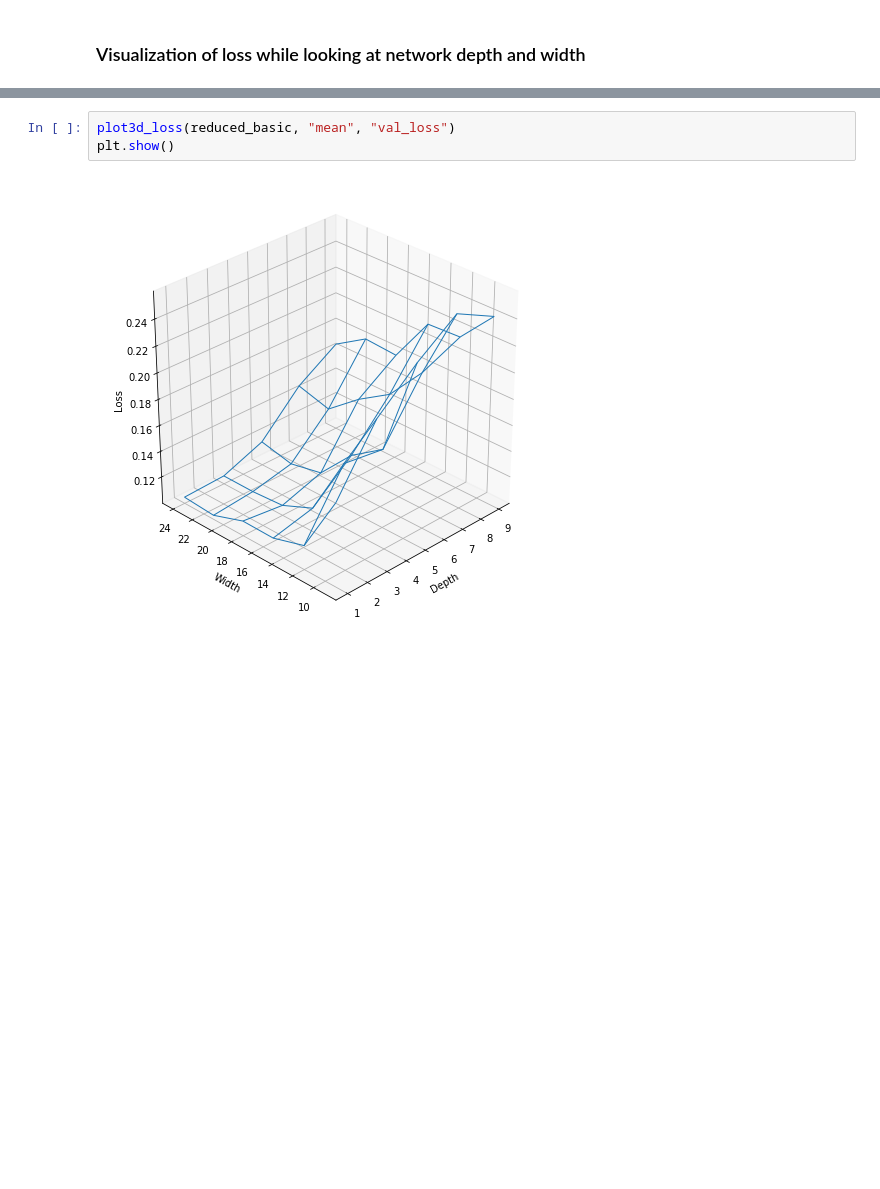
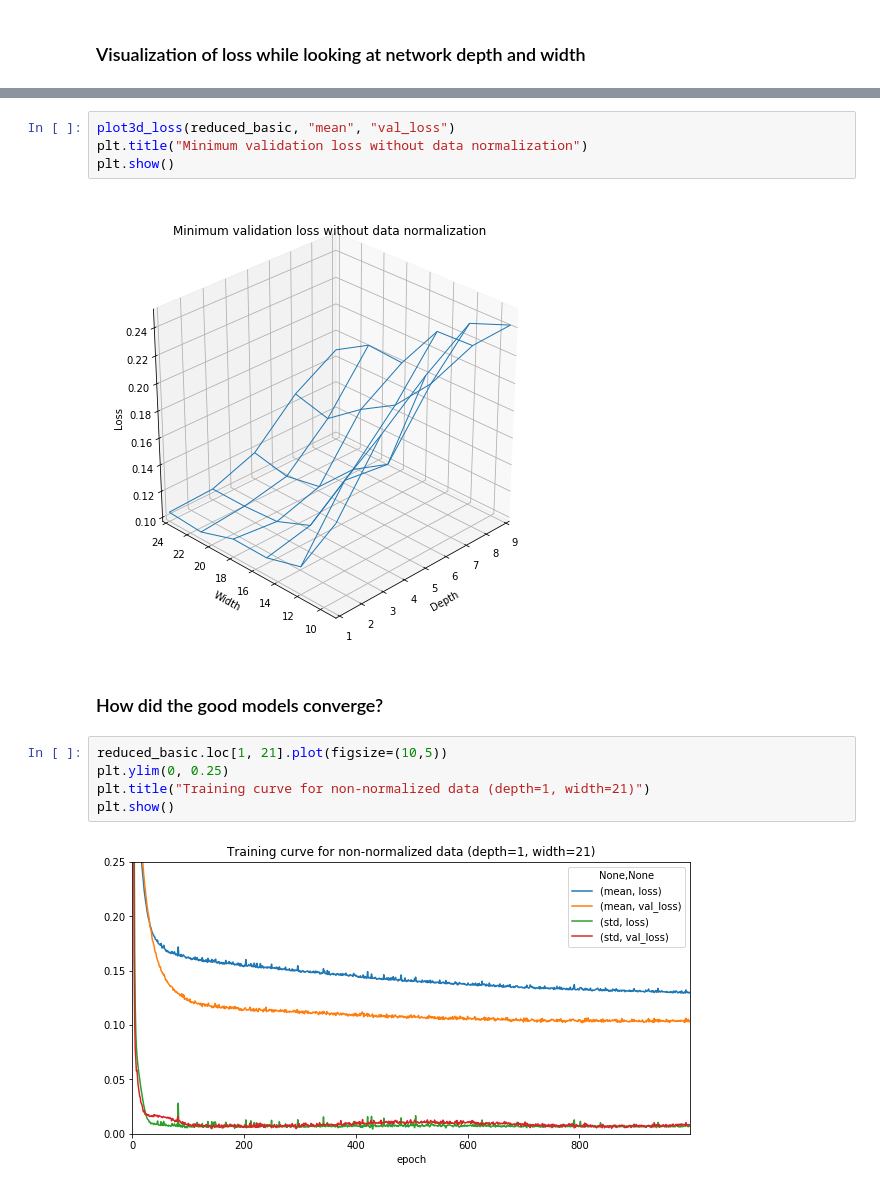
Before and after one commit to leyhline/vix-term-structure, a Jupyter notebook: models.ipynb, the cells around one changed output, grey strips where cells are left out. Saved outputs shown, nothing was run; the diff lists cells and outputs as text; blank space fills up the shorter version.

```diff
--- a/models.ipynb
+++ b/models.ipynb
@@ -150,5 +157,15 @@ plt.show()
 # %%
 plot3d_loss(reduced_basic, "mean", "val_loss")
+plt.title("Minimum validation loss without data normalization")
 plt.show()
 # %% [output]
-[figure, old version]
+[figure, new version]
+# %% [markdown]
+### How did the good models converge?
+# %%
+reduced_basic.loc[1, 21].plot(figsize=(10,5))
+plt.ylim(0, 0.25)
+plt.title("Training curve for non-normalized data (depth=1, width=21)")
+plt.show()
+# %% [output]
+[figure, added]
```
Also changed, not shown: parts of 6 cells of this notebook.
